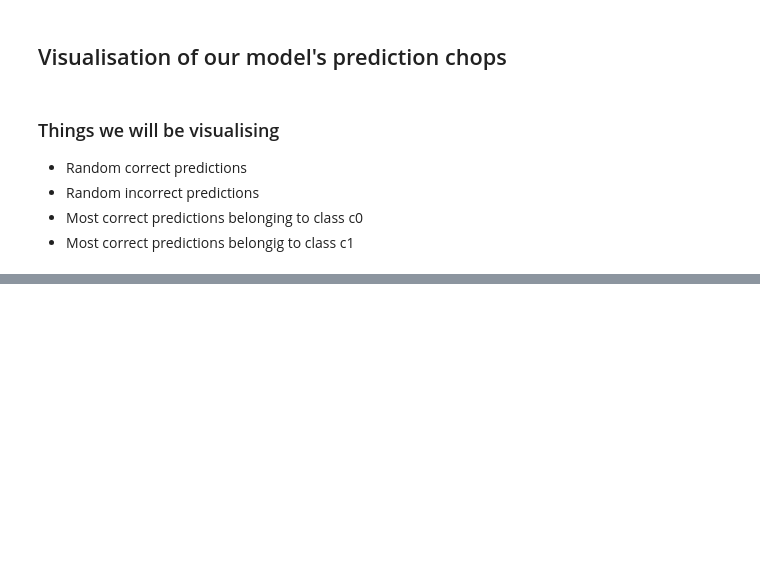
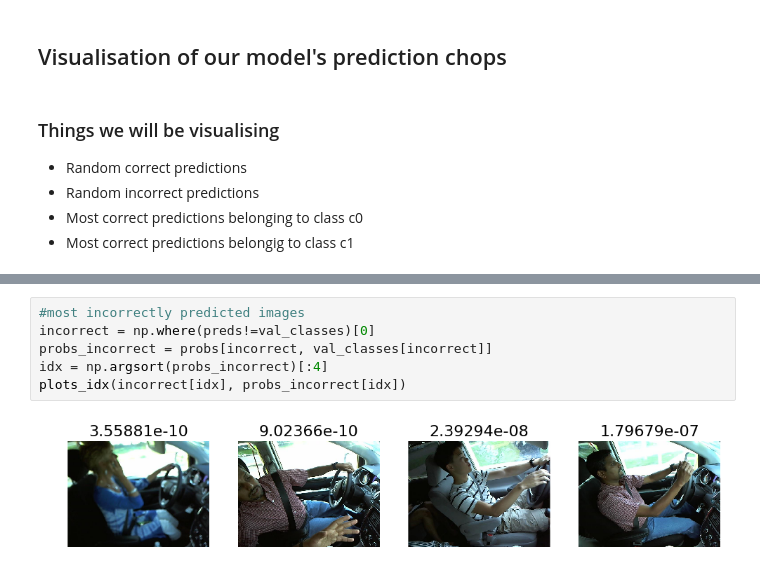
Before and after one commit to manibatra/fast.ai, a Jupyter notebook: lesson_2_statefarm.ipynb, the cells around one changed output, grey strips where cells are left out. Saved outputs shown, nothing was run; the diff lists cells and outputs as text; blank space fills up the shorter version.

```diff
--- a/lesson_2_statefarm.ipynb
+++ b/lesson_2_statefarm.ipynb
@@ -188,0 +233,8 @@ ________________________________________________________________________________
+# %%
+#most incorrectly predicted images
+incorrect = np.where(preds!=val_classes)[0]
+probs_incorrect = probs[incorrect, val_classes[incorrect]]
+idx = np.argsort(probs_incorrect)[:4]
+plots_idx(incorrect[idx], probs_incorrect[idx])
+# %% [output]
+[figure, added]
```
Also changed, not shown: parts of 10 cells of this notebook.
